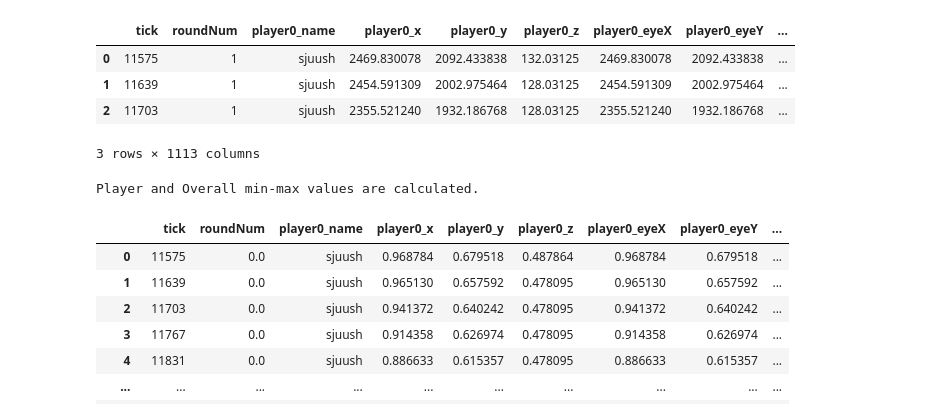
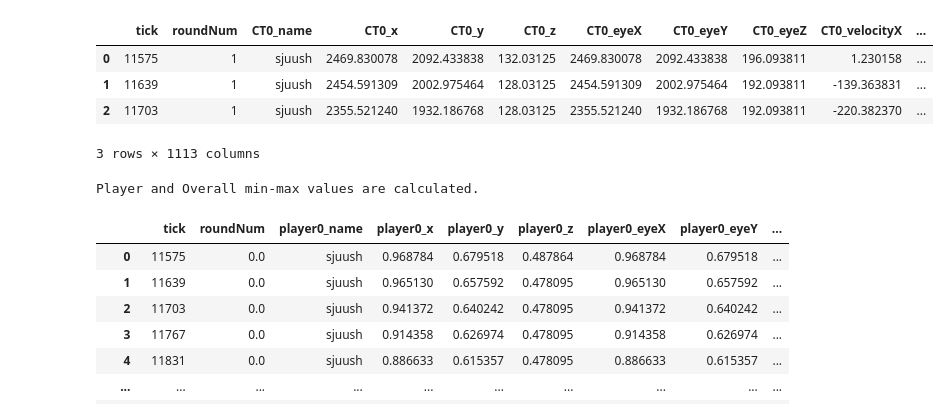
Before and after one commit to szmidapatrik/c2m1TPaeVlsln, a Jupyter notebook: proj/graph-dataset/graph_dataset_creator_class_test.ipynb, the cells around one changed output. Cells and saved outputs as stored; diff of their text form; code cells hidden in the pictures.

Commit message:
CT and T side order added to parser

```diff
--- a/proj/graph-dataset/graph_dataset_creator_class_test.ipynb
+++ b/proj/graph-dataset/graph_dataset_creator_class_test.ipynb
@@ -16,18 +16,20 @@ tdn = TabularGraphDataNormalization()
 # %%
 df = tdc.format_match_data(
     match_file_name='BLAST-Premier-Fall-Final-2022-faze-vs-heroic-bo3faze-vs-heroic-m2-inferno.dem.csv',
     tabular_data_folder_path='../../data/demo-parsed/2022',
     player_stats_data_path='../../data/player-stats/scraped-in-2024/2021/player_stats_2021_imputed.csv',
     missing_player_stats_data_path='../../data/player-stats/scraped-in-2024/2021/player_stats_2021_imputed_missing.csv',
     tick_number=4,
     add_numerical_match_id=True,
-    numerical_match_id=1000)
+    numerical_match_id=1000,
+    group_players_by_side=True,
+    )
 df.head(3)
 # %% [output]
-|  | tick | roundNum | player0_name | player0_x | player0_y | player0_z | player0_eyeX | player0_eyeY | ... |
-| 0 | 11575 | 1 | sjuush | 2469.830078 | 2092.433838 | 132.03125 | 2469.830078 | 2092.433838 | ... |
-| 1 | 11639 | 1 | sjuush | 2454.591309 | 2002.975464 | 128.03125 | 2454.591309 | 2002.975464 | ... |
-| 2 | 11703 | 1 | sjuush | 2355.521240 | 1932.186768 | 128.03125 | 2355.521240 | 1932.186768 | ... |
+|  | tick | roundNum | CT0_name | CT0_x | CT0_y | CT0_z | CT0_eyeX | CT0_eyeY | CT0_eyeZ | CT0_velocityX | ... |
+| 0 | 11575 | 1 | sjuush | 2469.830078 | 2092.433838 | 132.03125 | 2469.830078 | 2092.433838 | 196.093811 | 1.230158 | ... |
+| 1 | 11639 | 1 | sjuush | 2454.591309 | 2002.975464 | 128.03125 | 2454.591309 | 2002.975464 | 192.093811 | -139.363831 | ... |
+| 2 | 11703 | 1 | sjuush | 2355.521240 | 1932.186768 | 128.03125 | 2355.521240 | 1932.186768 | 192.093811 | -220.382370 | ... |
 3 rows × 1113 columns
 # %%
 tdn.match_normalization(df, '../../model/scaler/inferno_graph_scaler.pkl')
```
Also changed, not shown: 1 other file.
